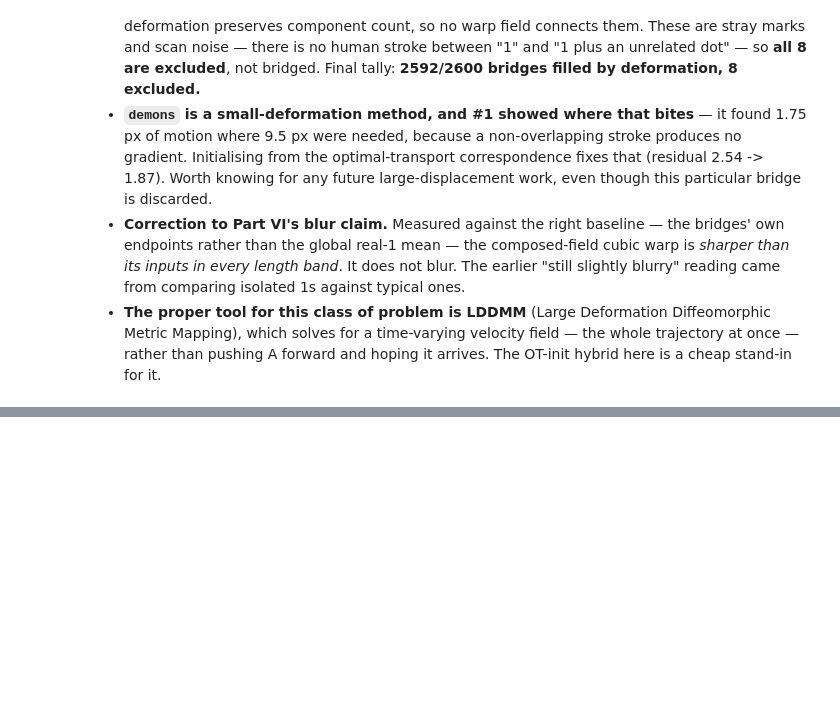
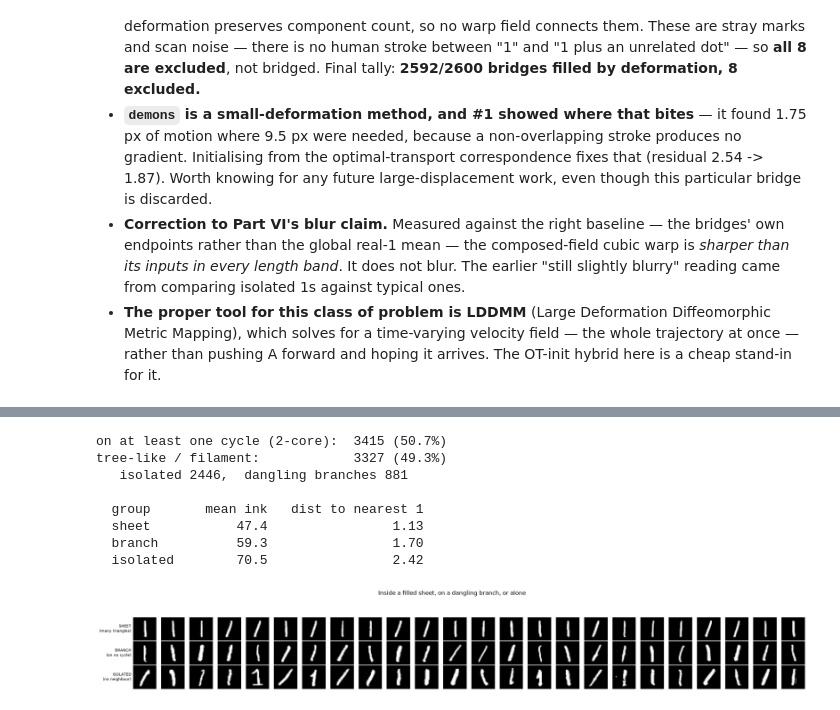
Before and after one commit to Antel0pe/ReversingEmbeddings, a Jupyter notebook: OnesManifold.ipynb, the cells around one changed output, grey strips where cells are left out. Drawn from its saved outputs; the diff is of its cells as text; code cells hidden in the pictures; blank space fills up the shorter version.

```diff
--- a/OnesManifold.ipynb
+++ b/OnesManifold.ipynb
@@ -1528,0 +1747,17 @@ global real unseen 1s: TV/ink 1.050
+# %%
+def circR(a,b,c):
+    s=(a+b+c)/2; return a*b*c/(4*np.sqrt(np.maximum(s*(s-a)*(s-b)*(s-c),1e-12)))
+Aw=(D<=2.6)&(~np.eye(n,dtype=bool))
+ang=[];Rr=[]
+for i in range(n):
+    nb=np.where(Aw[i])[0]
+    if len(nb)<2: continue
+    sub=D[np.ix_(nb,nb)]; j,k=np.unravel_index(sub.argmax(),sub.shape)
+    a,b,c=D[i,nb[j]],D[i,nb[k]],sub[j,k]
+    ang.append(np.degrees(np.arccos(np.clip((a*a+b*b-c*c)/(2*a*b),-1,1)))); Rr.append(circR(a,b,c))
+ang=np.array(ang); Rr=np.array(Rr)
+print(f"angle at the middle point (180 = straight): median {np.median(ang):.1f}  max {ang.max():.1f}")
+print(f"  NOT ONE triple in the dataset is close to straight.")
+print(f"  fitted circumradius: median {np.median(Rr):.2f}   (chord/sagitta method gave 3.9)")
+print("\n  In ~11 local dimensions two random neighbours are near-PERPENDICULAR, so the circle")
+print("  is fitting orthogonality, not curvature. The idea is sound; the sampling cannot support it.")
@@ -1528,0 +1842,42 @@ global real unseen 1s: TV/ink 1.050
+# %%
+deg=A10.sum(1).copy(); alive=np.ones(n,bool); Ac=A10.copy()
+while True:
+    drop=alive&(deg<2)
+    if not drop.any(): break
+    alive[drop]=False; Ac[drop,:]=False; Ac[:,drop]=False; deg=Ac.sum(1)
+tri_e=np.zeros(E,np.int32)
+for s in range(0,E,20000):
+    a,b=e1[s:s+20000],e2[s:s+20000]; tri_e[s:s+20000]=(A10[a]&A10[b]).sum(1)
+tri_v=np.zeros(n,np.int64); np.add.at(tri_v,e1,tri_e); np.add.at(tri_v,e2,tri_e); tri_v//=2
+
+print(f"on at least one cycle (2-core): {alive.sum():5d} ({100*alive.mean():.1f}%)")
+print(f"tree-like / filament:           {(~alive).sum():5d} ({100*(~alive).mean():.1f}%)")
+print(f"   isolated {int((A10.sum(1)==0).sum())},  dangling branches {int(((A10.sum(1)>0)&~alive).sum())}")
+
+rngX=np.random.default_rng(0)
+sheet=np.argsort(tri_v)[::-1][:24]
+branch=rngX.choice(np.where((A10.sum(1)>0)&(~alive))[0],24,replace=False)
+iso=rngX.choice(np.where(A10.sum(1)==0)[0],24,replace=False)
+print(f"\n  {'group':10s} {'mean ink':>9s} {'dist to nearest 1':>19s}")
+for nm,idx in [("sheet",sheet),("branch",branch),("isolated",iso)]:
+    print(f"  {nm:10s} {ones[idx].sum(1).mean():9.1f} {nn_d[idx].mean():19.2f}")
+
+fig,ax=plt.subplots(3,24,figsize=(21,3.1))
+for r,(nm,idx) in enumerate([("SHEET\n(many triangles)",sheet),("BRANCH\n(on no cycle)",branch),
+                             ("ISOLATED\n(no neighbour)",iso)]):
+    for k,i in enumerate(idx):
+        ax[r,k].imshow(ones[i].reshape(28,28),cmap="gray",vmin=0,vmax=1)
+        ax[r,k].set_xticks([]); ax[r,k].set_yticks([])
+    ax[r,0].set_ylabel(nm,fontsize=8,rotation=0,ha="right",va="center")
+fig.suptitle("Inside a filled sheet, on a dangling branch, or alone",fontsize=12)
+fig.tight_layout(rect=[0,0,1,0.88]); plt.show()
+# %% [output]
+on at least one cycle (2-core):  3415 (50.7%)
+tree-like / filament:            3327 (49.3%)
+   isolated 2446,  dangling branches 881
+
+  group       mean ink   dist to nearest 1
+  sheet           47.4                1.13
+  branch          59.3                1.70
+  isolated        70.5                2.42
+[figure, added]
```
Also changed, not shown: parts of 28 cells of this notebook, 1 other file.
